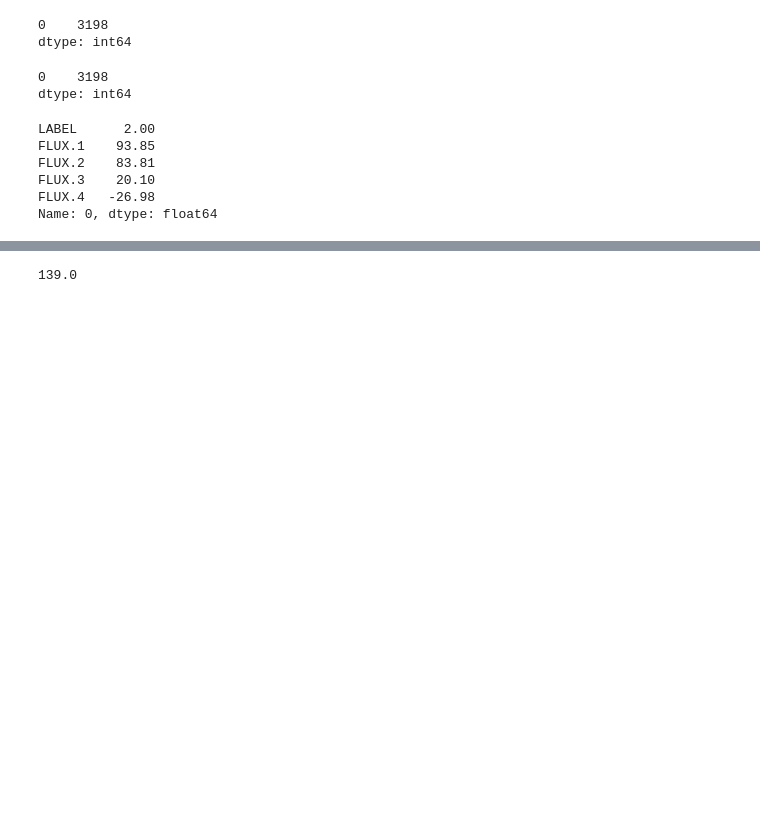
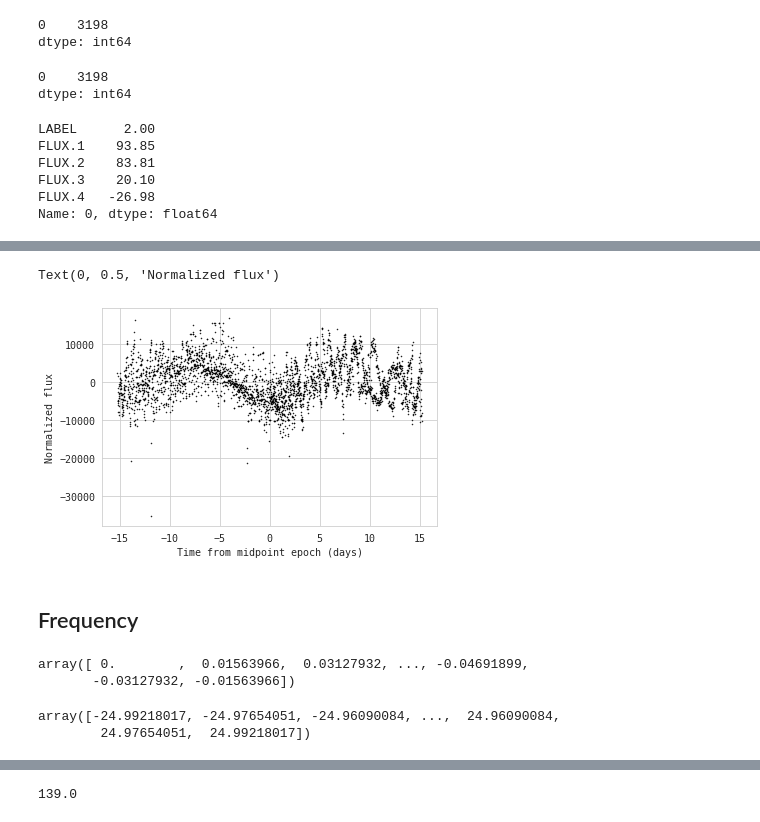
Before and after one commit to alphasentaurii/starskope, a Jupyter notebook: starskøpe-1.ipynb, the cells around one changed output, grey strips where cells are left out. Saved outputs shown, nothing was run; the diff lists cells and outputs as text; code cells hidden in the pictures; blank space fills up the shorter version.

```diff
--- a/starskøpe-1.ipynb
+++ b/starskøpe-1.ipynb
@@ -358,0 +542,15 @@ plt.show()
+# %%
+from astropy.stats import sigma_clipped_stats
+
+mean, median, stddev = sigma_clipped_stats(kepler_folded['flux'])
+
+kepler_folded['sap_flux_norm'] = kepler_folded['flux'] / median
+
+plt.plot(kepler_folded.time.jd, kepler_folded['sap_flux_norm'], 'k.', markersize=1)
+plt.xlabel('Time from midpoint epoch (days)')
+plt.ylabel('Normalized flux')
+# %% [output]
+Text(0, 0.5, 'Normalized flux')
+[figure, added]
+# %% [markdown]
+## Frequency
@@ -358,0 +577,16 @@ plt.show()
+# %%
+freq = np.fft.fftfreq(n, d=timestep)
+freq
+# %% [output]
+array([ 0.        ,  0.01563966,  0.03127932, ..., -0.04691899,
+       -0.03127932, -0.01563966])
+# %%
+# Shift the zero-frequency component to the center of the spectrum.
+# This function swaps half-spaces for all axes listed (defaults to all).
+# Note that y[0] is the Nyquist component only if len(x) is even.
+
+zf = np.fft.fftshift(freq)
+zf
+# %% [output]
+array([-24.99218017, -24.97654051, -24.96090084, ...,  24.96090084,
+        24.97654051,  24.99218017])
```
Also changed, not shown: parts of 228 cells of this notebook.
